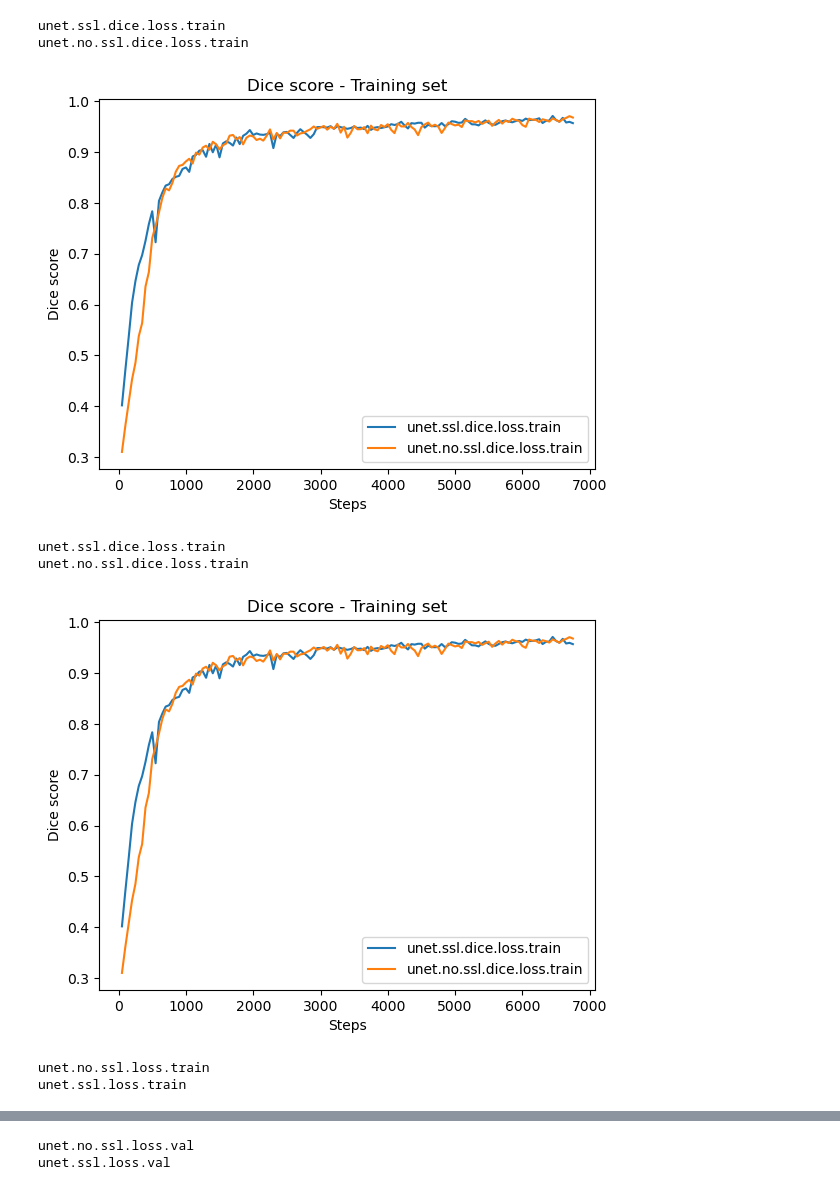
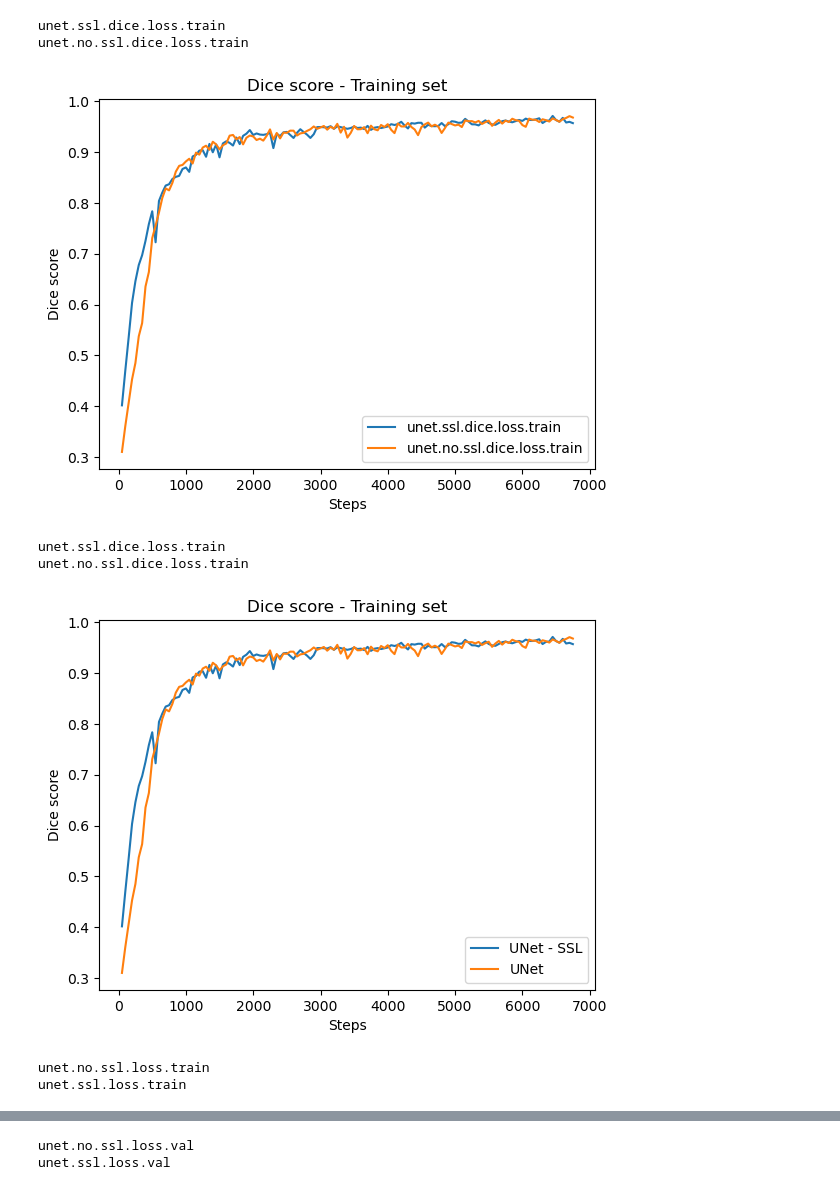
Before and after one commit to matteo-tafuro/CAMUS-challenge, a Jupyter notebook: gino_baseline/tensorboard_json/results_plotting.ipynb, the cells around one changed output, grey strips where cells are left out. Saved outputs shown, nothing was run; the diff lists cells and outputs as text; code cells hidden in the pictures.

```diff
--- a/gino_baseline/tensorboard_json/results_plotting.ipynb
+++ b/gino_baseline/tensorboard_json/results_plotting.ipynb
@@ -5,6 +19,6 @@ import json
 # %%
 # get names of all files in the folder
-import os
+
 files = os.listdir('./')
 files = [f for f in files if f.endswith('.json')]
 
@@ -21,13 +35,31 @@ for d in data:
     d[0] = d[0].replace('_','.')
     filenames.append(d[0])
 
+# Replace commas with space in filenames
+filenames = [f.replace('.',' ') for f in filenames]
+filenames = [f.replace('unet','UNet - ') for f in filenames]
+# remove words train and val from filenames
+filenames = [f.replace('train','') for f in filenames]
+filenames = [f.replace('val','') for f in filenames]
+# remove words dice, distance, loss from filenames
+filenames = [f.replace('dice','') for f in filenames]
+filenames = [f.replace('distance','') for f in filenames]
+filenames = [f.replace('loss','') for f in filenames]
+# remove words hs and average from filenames
+filenames = [f.replace('hs','') for f in filenames]
+filenames = [f.replace('average','') for f in filenames]
+
 for d in data:
     if 'dice.loss' in d[0]:
         if 'val' in d[0]:
             print(d[0])
             x, y = [x[1] for x in d[1]], [x[2] for x in d[1]]
             # plot x and y
-            plt.plot(x, y, label=d[0])
+            if 'no.ssl' in d[0]:
+                label = 'UNet'
+            else:
+                label = 'UNet - SSL'
+            plt.plot(x, y, label=label)
             # add legends from d[0] name
             plt.legend()
             plt.title('Dice score - Validation set')
@@ -41,6 +73,10 @@ for d in data:
     if 'dice.loss' in d[0]:
         if 'train' in d[0]:
             print(d[0])
+            if 'no.ssl' in d[0]:
+                label = 'UNet'
+            else:
+                label = 'UNet - SSL'
             x, y = [x[1] for x in d[1]], [x[2] for x in d[1]]
             # plot x and y
             plt.plot(x, y, label=d[0])
@@ -56,10 +92,14 @@ plt.show()
 for d in data:
     if 'dice.loss' in d[0]:
         if 'train' in d[0]:
+            if 'no.ssl' in d[0]:
+                label = 'UNet'
+            else:
+                label = 'UNet - SSL'
             print(d[0])
             x, y = [x[1] for x in d[1]], [x[2] for x in d[1]]
             # plot x and y
-            plt.plot(x, y, label=d[0])
+            plt.plot(x, y, label=label)
             # add legends from d[0] name
             plt.legend()
             plt.title('Dice score - Training set')
@@ -72,10 +112,14 @@ plt.show()
 for d in data:
     if 'loss' in d[0] and not 'dice' in d[0]:
         if 'train' in d[0]:
+            if 'no.ssl' in d[0]:
+                label = 'UNet'
+            else:
+                label = 'UNet - SSL'
             print(d[0])
             x, y = [x[1] for x in d[1]], [x[2] for x in d[1]]
             # plot x and y
-            plt.plot(x, y, label=d[0])
+            plt.plot(x, y, label=label)
             # add legends from d[0] name
             plt.legend()
             plt.title('Loss - Training set')
@@ -88,10 +132,14 @@ plt.show()
 for d in data:
     if 'loss' in d[0] and not 'dice' in d[0]:
         if 'val' in d[0]:
+            if 'no.ssl' in d[0]:
+                label = 'UNet'
+            else:
+                label = 'UNet - SSL'
             print(d[0])
             x, y = [x[1] for x in d[1]], [x[2] for x in d[1]]
             # plot x and y
-            plt.plot(x, y, label=d[0])
+            plt.plot(x, y, label=label)
             # add legends from d[0] name
             plt.legend()
             plt.title('Loss - Validation set')
@@ -107,8 +155,8 @@ unet.no.ssl.dice.loss.val
 unet.ssl.dice.loss.train
 unet.no.ssl.dice.loss.train
 [figure]
 unet.ssl.dice.loss.train
 unet.no.ssl.dice.loss.train
-[figure, old version]
+[figure, new version]
 unet.no.ssl.loss.train
 unet.ssl.loss.train
```
Also changed, not shown: parts of 5 cells of this notebook, 26 other files.
